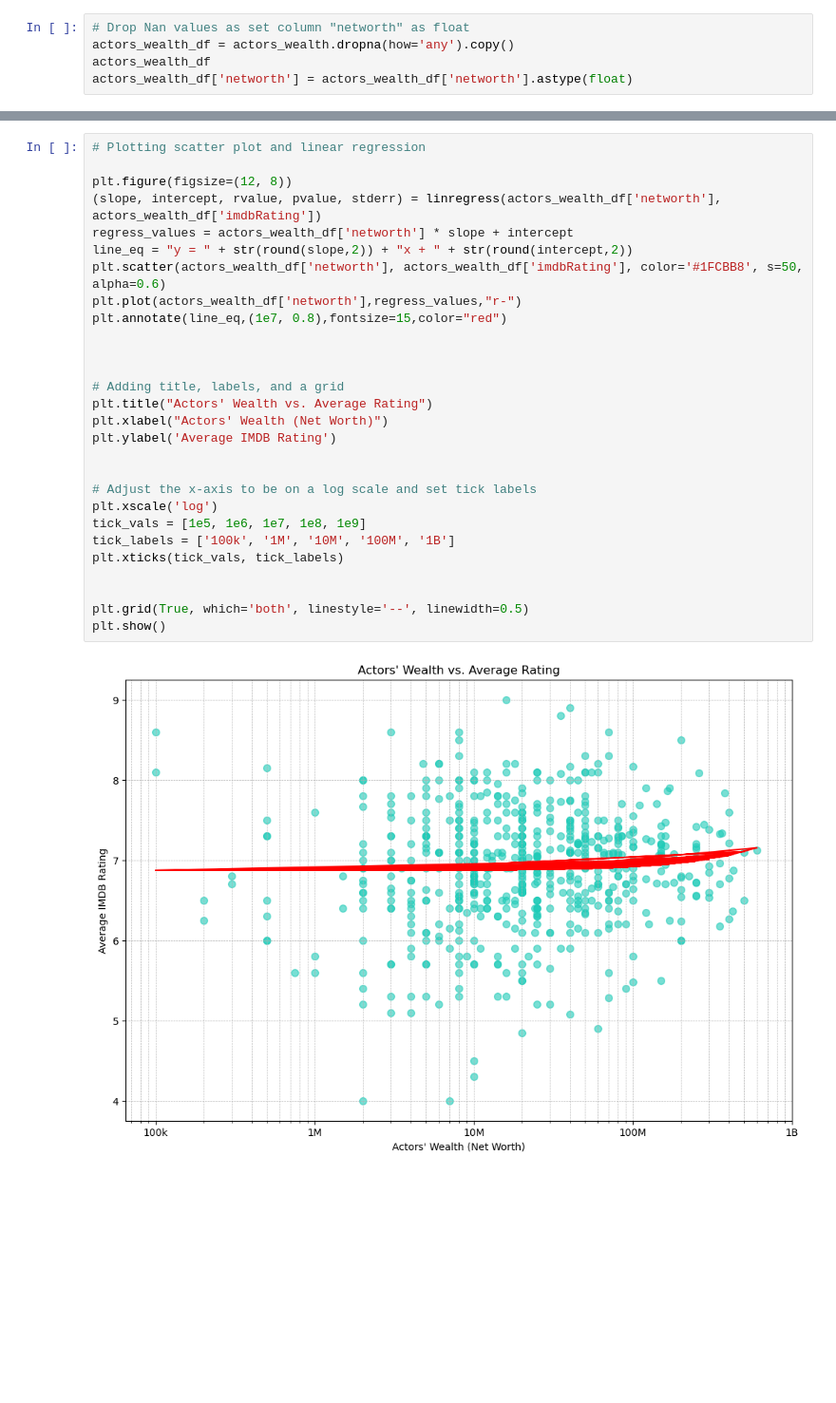
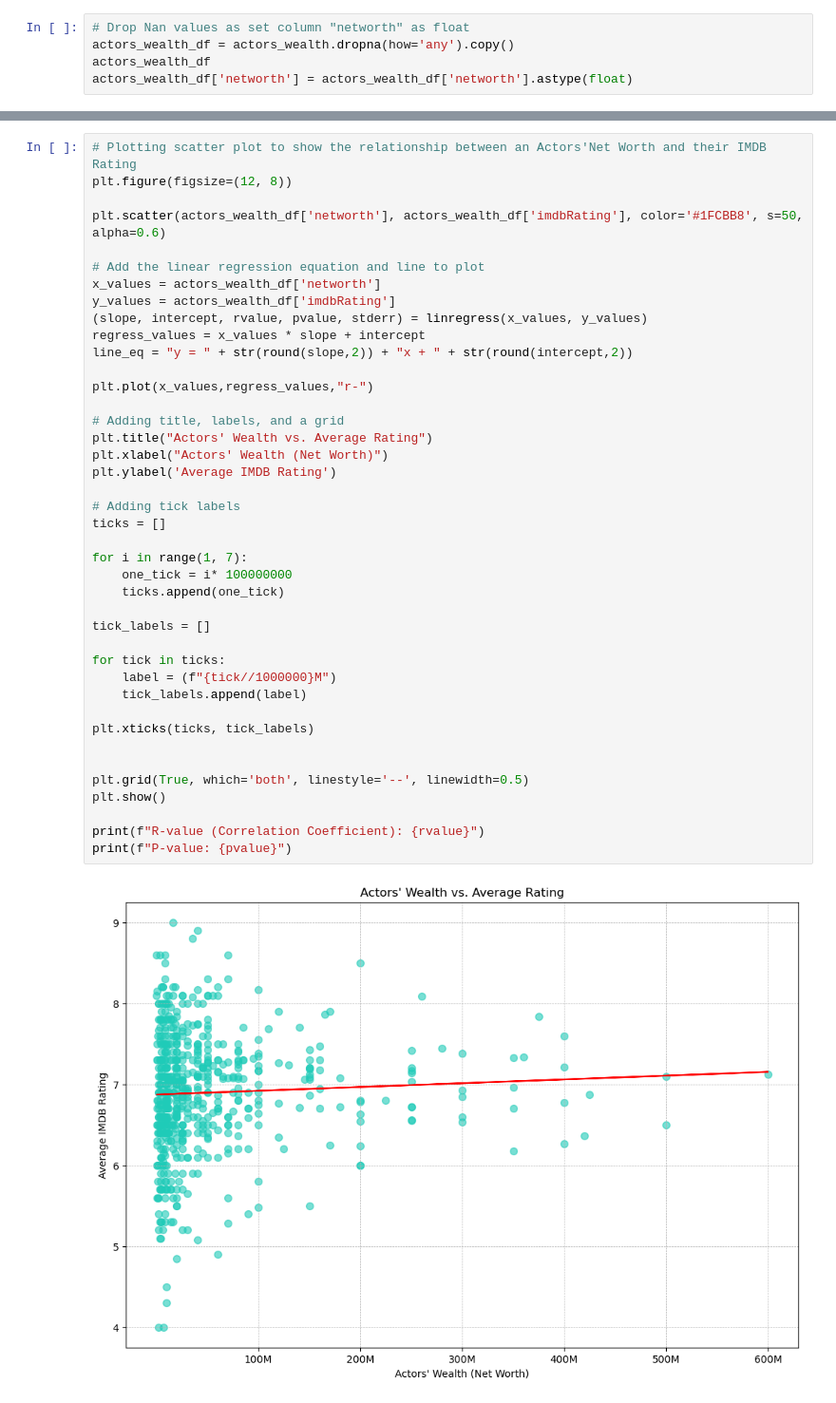
Before and after one commit to benoitchamot/MovieNerd, a Jupyter notebook: dataExplorationJKozak.ipynb, the cells around one changed output, grey strips where cells are left out. Shown at 95% size. Saved outputs shown, nothing was run; the diff lists cells and outputs as text; blank space fills up the shorter version.

```diff
--- a/dataExplorationJKozak.ipynb
+++ b/dataExplorationJKozak.ipynb
@@ -374,30 +438,43 @@ actors_wealth_df['networth'] = actors_wealth_df['networth'].astype(float)
 # %%
-# Plotting scatter plot and linear regression
+# Plotting scatter plot to show the relationship between an Actors'Net Worth and their IMDB Rating
+plt.figure(figsize=(12, 8))
 
-plt.figure(figsize=(12, 8))
-(slope, intercept, rvalue, pvalue, stderr) = linregress(actors_wealth_df['networth'], actors_wealth_df['imdbRating'])
-regress_values = actors_wealth_df['networth'] * slope + intercept
+plt.scatter(actors_wealth_df['networth'], actors_wealth_df['imdbRating'], color='#1FCBB8', s=50, alpha=0.6)
+
+# Add the linear regression equation and line to plot
+x_values = actors_wealth_df['networth']
+y_values = actors_wealth_df['imdbRating']
+(slope, intercept, rvalue, pvalue, stderr) = linregress(x_values, y_values)
+regress_values = x_values * slope + intercept
 line_eq = "y = " + str(round(slope,2)) + "x + " + str(round(intercept,2))
-plt.scatter(actors_wealth_df['networth'], actors_wealth_df['imdbRating'], color='#1FCBB8', s=50, alpha=0.6)
-plt.plot(actors_wealth_df['networth'],regress_values,"r-")
-plt.annotate(line_eq,(1e7, 0.8),fontsize=15,color="red")
 
-
+plt.plot(x_values,regress_values,"r-")
 
 # Adding title, labels, and a grid
 plt.title("Actors' Wealth vs. Average Rating")
 plt.xlabel("Actors' Wealth (Net Worth)")
 plt.ylabel('Average IMDB Rating')
 
+# Adding tick labels
+ticks = []
 
-# Adjust the x-axis to be on a log scale and set tick labels
-plt.xscale('log')
-tick_vals = [1e5, 1e6, 1e7, 1e8, 1e9]
-tick_labels = ['100k', '1M', '10M', '100M', '1B']
-plt.xticks(tick_vals, tick_labels)
+for i in range(1, 7):
+    one_tick = i* 100000000
+    ticks.append(one_tick)
+
+tick_labels = []
+
+for tick in ticks:
+    label = (f"{tick//1000000}M")
+    tick_labels.append(label)
+
+plt.xticks(ticks, tick_labels)
 
 
 plt.grid(True, which='both', linestyle='--', linewidth=0.5)
 plt.show()
+
+print(f"R-value (Correlation Coefficient): {rvalue}")
+print(f"P-value: {pvalue}")
 # %% [output]
-[figure, old version]
+[figure, new version]
```
Also changed, not shown: parts of 19 cells of this notebook.
